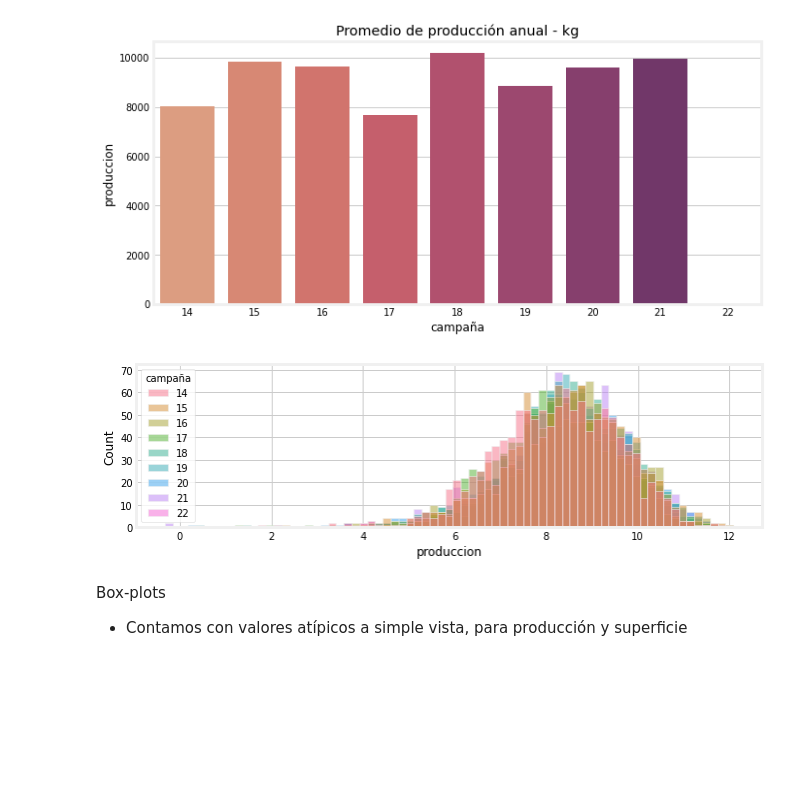
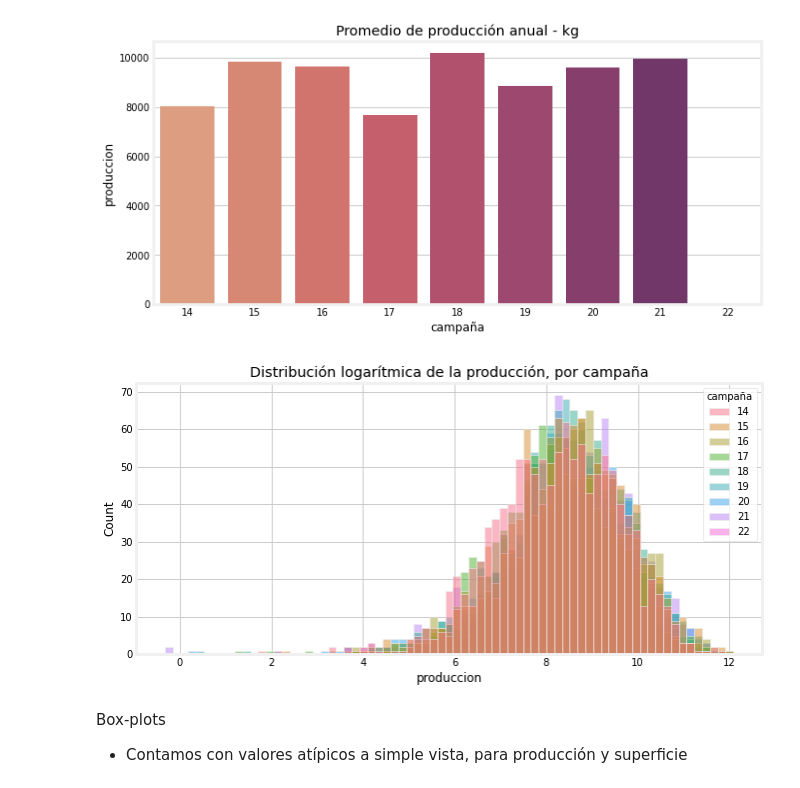
Before and after one commit to vitostamatti/datathon-cajamar-malbecs, a Jupyter notebook: notebooks/00-data-exploration/Exploracion_Malbecs.ipynb, the cells around one changed output. Drawn from its saved outputs; the diff is of its cells as text; code cells hidden in the pictures; blank space fills up the shorter version.

```diff
--- a/notebooks/00-data-exploration/Exploracion_Malbecs.ipynb
+++ b/notebooks/00-data-exploration/Exploracion_Malbecs.ipynb
@@ -290,18 +292,20 @@ plt.show()
 # %% [output]
 [figure]
 # %%
-plt.figure(figsize=(10,3))
+plt.figure(figsize=(10,5))
 sns.histplot(
     df.assign(
         produccion = lambda df: np.log(df['produccion']),
         campaña = lambda df: df['campaña'].astype(str)
     ),
     x='produccion',
     hue='campaña'
 )
+
+plt.title('Distribución logarítmica de la producción, por campaña')
 plt.show()
 # %% [output]
-[figure, old version]
+[figure, new version]
 # %% [markdown]
 Box-plots
 
```
Also changed, not shown: parts of 28 cells of this notebook.
